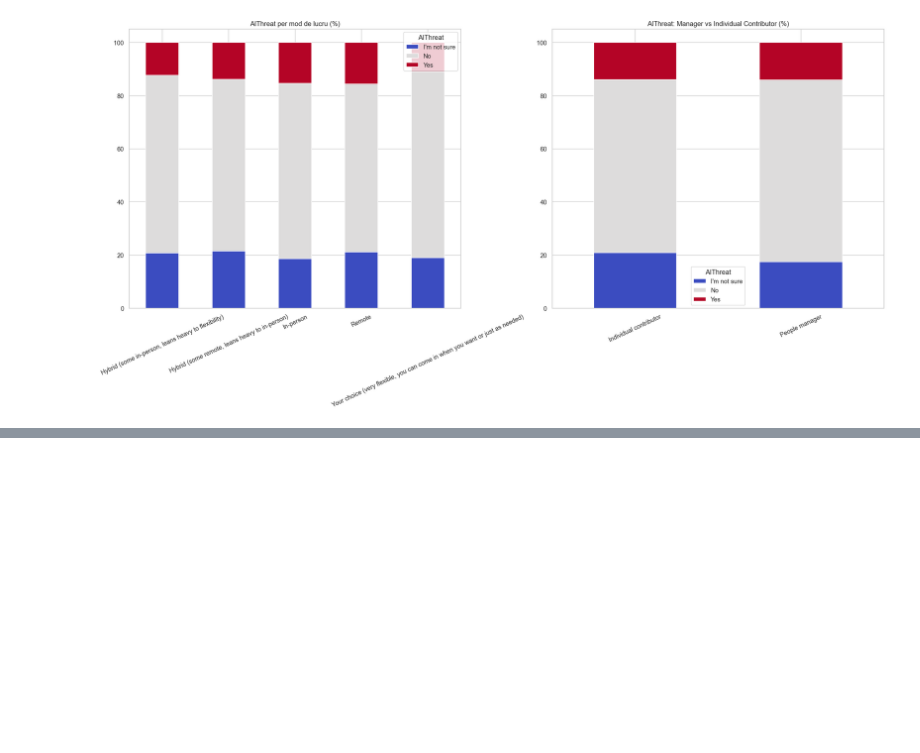
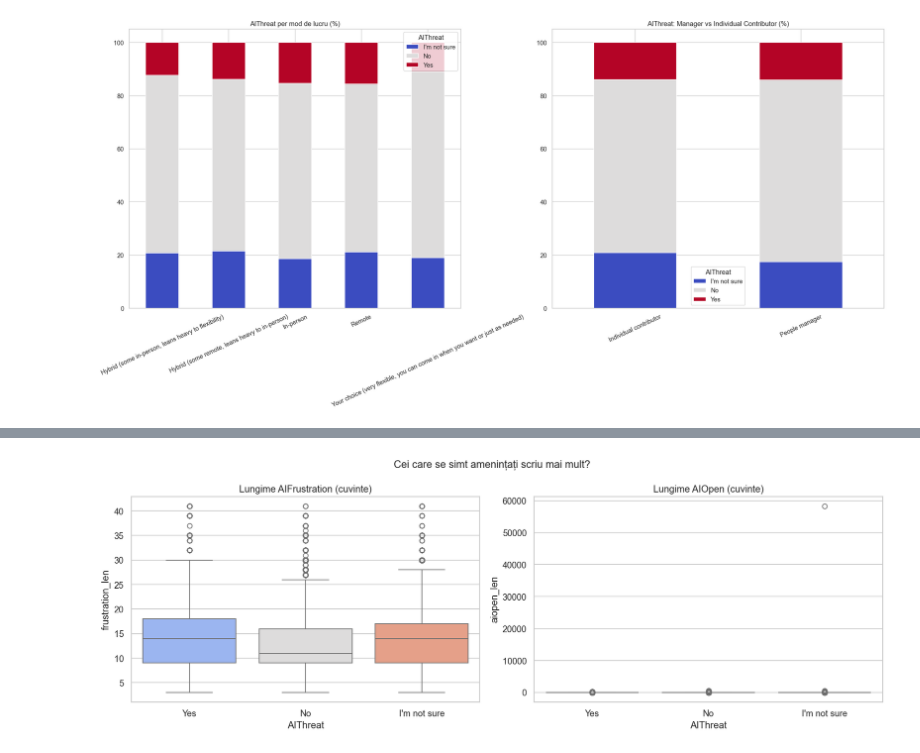
Before and after one commit to isntgabi/ai-threat-perception-stackoverflow, a Jupyter notebook: notebooks/01_EDA.ipynb, the cells around one changed output, grey strips where cells are left out. Cells and saved outputs as stored; diff of their text form; code cells hidden in the pictures; blank space fills up the shorter version.

Commit message:
Exploratory Data Analysis

```diff
--- a/notebooks/01_EDA.ipynb
+++ b/notebooks/01_EDA.ipynb
@@ -418,0 +486,23 @@ ModuleNotFoundError: No module named 'wordcloud'
+# %%
+df['frustration_len'] = df['AIFrustration'].fillna('').apply(lambda x: len(x.split()))
+df['aiopen_len'] = df['AIOpen'].fillna('').apply(lambda x: len(x.split()))
+
+fig, axes = plt.subplots(1, 2, figsize=(14, 5))
+
+for ax, col, title in zip(axes,
+    ['frustration_len', 'aiopen_len'],
+    ['Lungime AIFrustration (cuvinte)', 'Lungime AIOpen (cuvinte)']):
+
+    plot_df = df[df['AIThreat'].isin(['Yes', 'No', "I'm not sure"]) & (df[col] > 0)]
+    sns.boxplot(data=plot_df, x='AIThreat', y=col,
+                order=['Yes', 'No', "I'm not sure"],
+                palette='coolwarm', ax=ax)
+    ax.set_title(title, fontsize=12)
+    ax.set_xlabel('AIThreat')
+
+plt.suptitle('Cei care se simt amenințați scriu mai mult?', fontsize=13)
+plt.tight_layout()
+plt.savefig('../reports/figures/14_text_length_vs_threat.png', bbox_inches='tight')
+plt.show()
+# %% [output]
+[figure, added]
```
Also changed, not shown: parts of 6 cells of this notebook.
